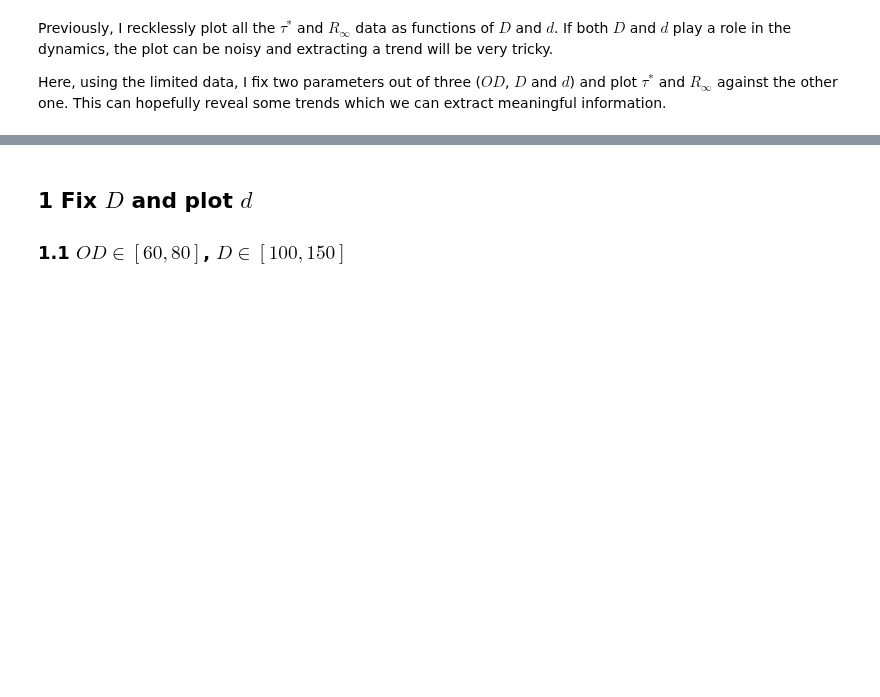
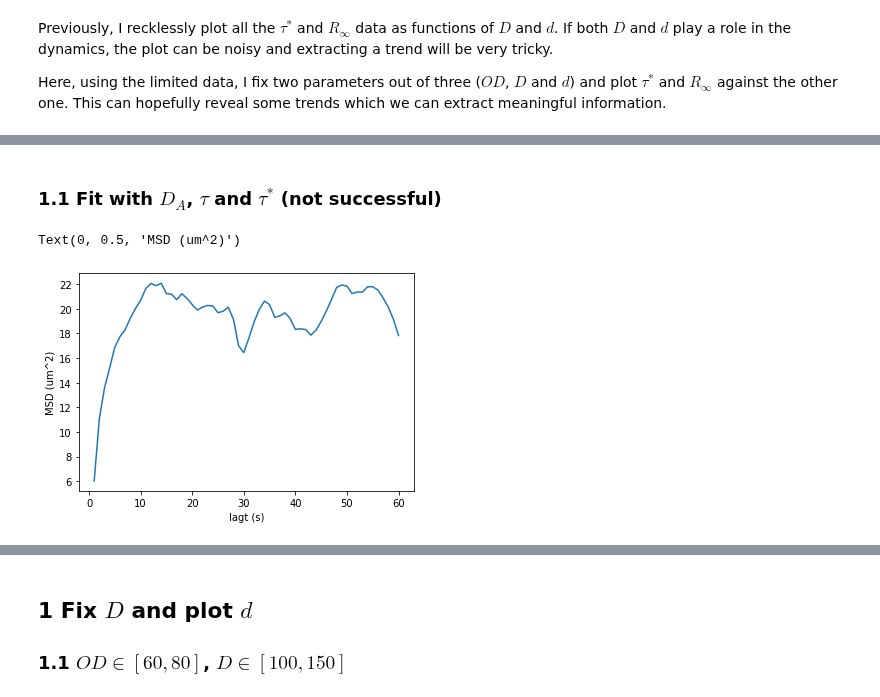
Before and after one commit to ZLoverty/DE, a Jupyter notebook: Code/DE data analysis.ipynb, the cells around one changed output, grey strips where cells are left out. Drawn from its saved outputs; the diff is of its cells as text; code cells hidden in the pictures; blank space fills up the shorter version.

```diff
--- a/Code/DE data analysis.ipynb
+++ b/Code/DE data analysis.ipynb
@@ -26,0 +40,2 @@ Here, using the limited data, I fix two parameters out of three ($OD$, $D$ and $
+# %% [markdown]
+### 1.1 Fit with $D_A$, $\tau$ and $\tau^*$ (not successful)
@@ -26,0 +48,13 @@ Here, using the limited data, I fix two parameters out of three ($OD$, $D$ and $
+# %%
+# load traj 23
+i = 23
+logi = log.loc[log["DE#"]==i]
+traj = pd.read_csv(os.path.join(data_folder, "traj", "{:02d}.csv".format(i)))
+msd = tp.msd(traj, mpp=float(logi.MPP), fps=float(logi.FPS), max_lagtime=3000)
+msd = msd.dropna()
+plt.plot(msd.lagt, msd.msd)
+plt.xlabel("lagt (s)")
+plt.ylabel("MSD (um^2)")
+# %% [output]
+Text(0, 0.5, 'MSD (um^2)')
+[figure, added]
```
Also changed, not shown: parts of 46 cells of this notebook, 5 other files.
